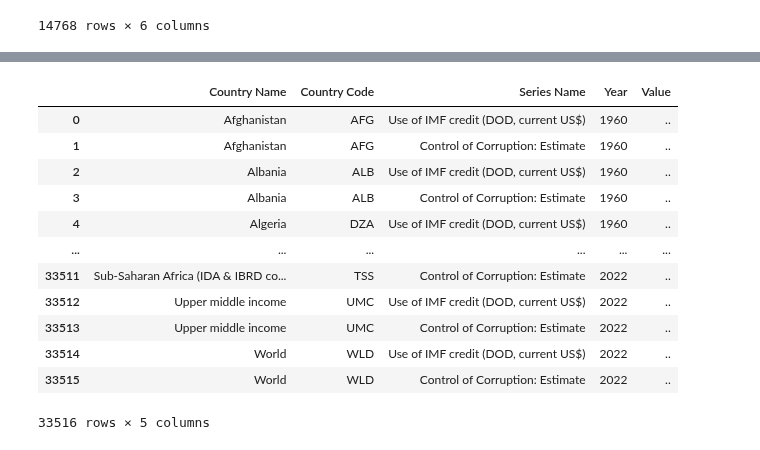
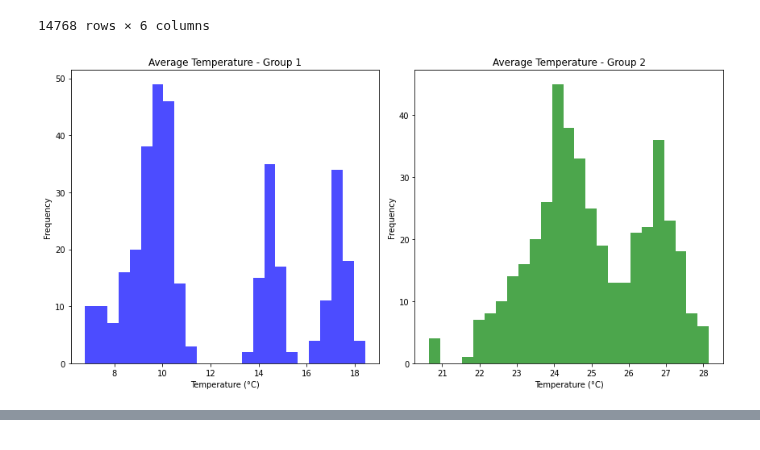
Before and after one commit to saumyasucharita/Agriculture-Data-Analysis, a Jupyter notebook: Exploratory Agriculture Data Analysis.ipynb, the cells around one changed output, grey strips where cells are left out. Saved outputs shown, nothing was run; the diff lists cells and outputs as text; code cells hidden in the pictures.

Commit message:
Selected countries of interest

```diff
--- a/Exploratory Agriculture Data Analysis.ipynb
+++ b/Exploratory Agriculture Data Analysis.ipynb
@@ -63,6 +64,35 @@ climate_data
 14768 rows × 6 columns
 # %%
 climate_data.rename(columns={'fd': 'No of frost days', 'pr': 'Precipitation', 'tas':'Avg temperature'}, inplace=True)
+# %%
+# Data Visualization
+# ['New Zealand', 'Denmark', 'Argentina', 'Uruguay', 'Ireland']
+# [Ethiopia, Nigeria, Kenya, India, Cambodia, Indonesia]
+selected_countries_1 = ['New Zealand', 'Denmark', 'Argentina', 'Uruguay', 'Ireland']
+selected_countries_2 = ['Ethiopia', 'Nigeria', 'Kenya', 'India', 'Cambodia', 'Indonesia']
+
+filtered_data_1 = climate_data[climate_data['Country'].isin(selected_countries_1)]
+filtered_data_2 = climate_data[climate_data['Country'].isin(selected_countries_2)]
+
+
+plt.figure(figsize=(12, 6))
+
+plt.subplot(1, 2, 1)
+plt.hist(filtered_data_1['Avg temperature'], bins=25, color='blue', alpha=0.7)
+plt.title('Average Temperature - Group 1')
+plt.xlabel('Temperature (°C)')
+plt.ylabel('Frequency')
+
+plt.subplot(1, 2, 2)
+plt.hist(filtered_data_2['Avg temperature'], bins=25, color='green', alpha=0.7)
+plt.title('Average Temperature - Group 2')
+plt.xlabel('Temperature (°C)')
+plt.ylabel('Frequency')
+
+plt.tight_layout()
+plt.show()
+# %% [output]
+[figure, added]
 # %%
 #Import World Bank Indicators data
 world_bank_data = pd.read_csv('Dataset/archive/World_Bank_Indicators.csv')
@@ -85,20 +115 @@ world_bank_data.to_csv('World_Bank_Ind.csv', index=False)
-# %%
-# world_bank_data = world_bank_data.pivot_table(index=['Country Name', 'Country Code', 'Year'], columns='Series Name', values='Value')
-# world_bank_data.reset_index(inplace=True)
-# world_bank_data
-world_bank_data
-# %% [output]
-|  | Country Name | Country Code | Series Name | Year | Value |
-| 0 | Afghanistan | AFG | Use of IMF credit (DOD, current US$) | 1960 | .. |
-| 1 | Afghanistan | AFG | Control of Corruption: Estimate | 1960 | .. |
-| 2 | Albania | ALB | Use of IMF credit (DOD, current US$) | 1960 | .. |
-| 3 | Albania | ALB | Control of Corruption: Estimate | 1960 | .. |
-| 4 | Algeria | DZA | Use of IMF credit (DOD, current US$) | 1960 | .. |
-| ... | ... | ... | ... | ... | ... |
-| 33511 | Sub-Saharan Africa (IDA & IBRD co... | TSS | Control of Corruption: Estimate | 2022 | .. |
-| 33512 | Upper middle income | UMC | Use of IMF credit (DOD, current US$) | 2022 | .. |
-| 33513 | Upper middle income | UMC | Control of Corruption: Estimate | 2022 | .. |
-| 33514 | World | WLD | Use of IMF credit (DOD, current US$) | 2022 | .. |
-| 33515 | World | WLD | Control of Corruption: Estimate | 2022 | .. |
-33516 rows × 5 columns
 # %%
```
Also changed, not shown: parts of 14 cells of this notebook.
